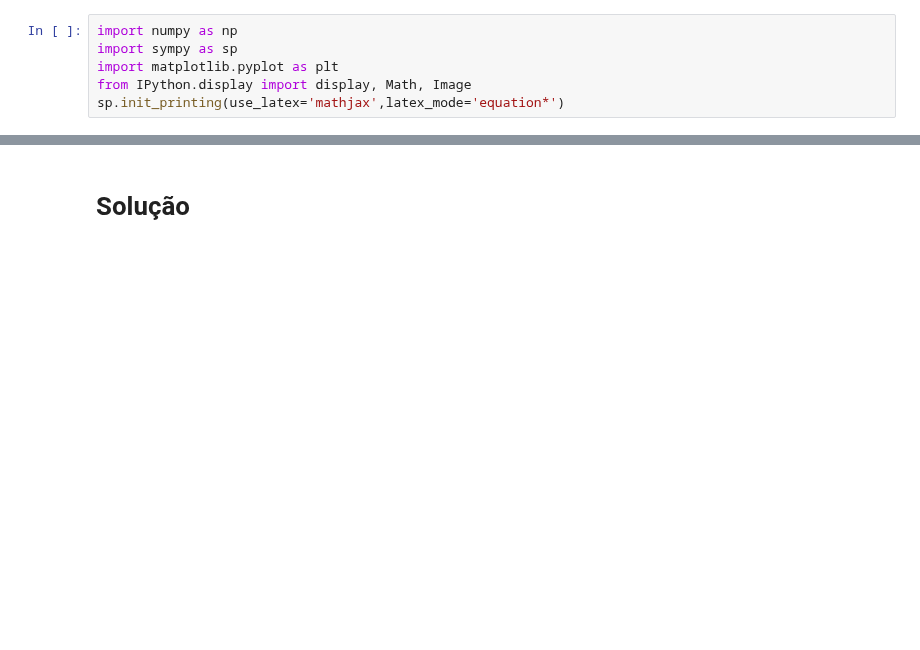
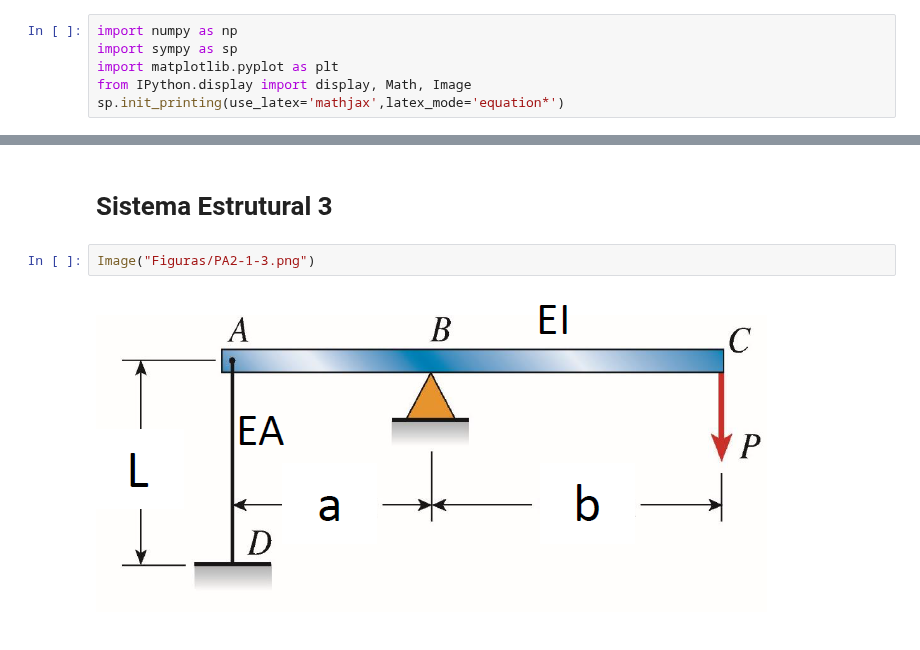
Before and after one commit to noedelima/Mecanica_dos_Solidos_Uff_20_1, a Jupyter notebook: Exercícios PA2/Exercício 1.ipynb, the cells around one changed output, grey strips where cells are left out. Drawn from its saved outputs; the diff is of its cells as text; blank space fills up the shorter version.

```diff
--- a/Exercícios PA2/Exercício 1.ipynb
+++ b/Exercícios PA2/Exercício 1.ipynb
@@ -24,2 +32,6 @@ Image("Figuras/PA2-1-2.png")
-# %% [markdown]
-# Solução
+# %% [markdown]
+# Sistema Estrutural 3
+# %%
+Image("Figuras/PA2-1-3.png")
+# %% [output]
+[figure, added]
```
Also changed, not shown: parts of 7 cells of this notebook, 11 other files.
